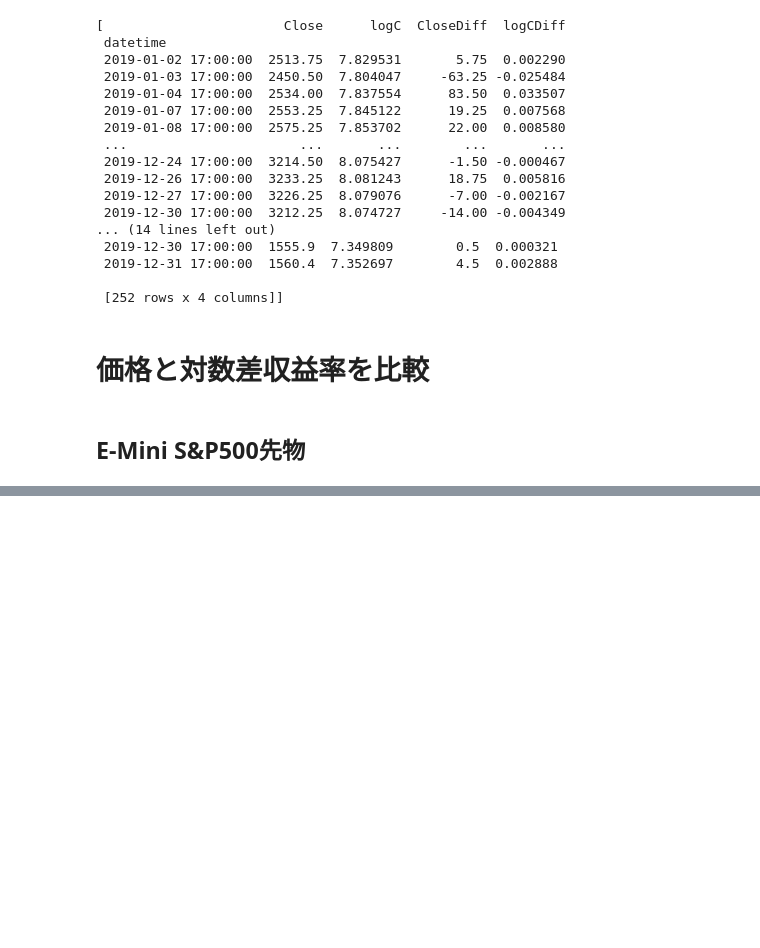
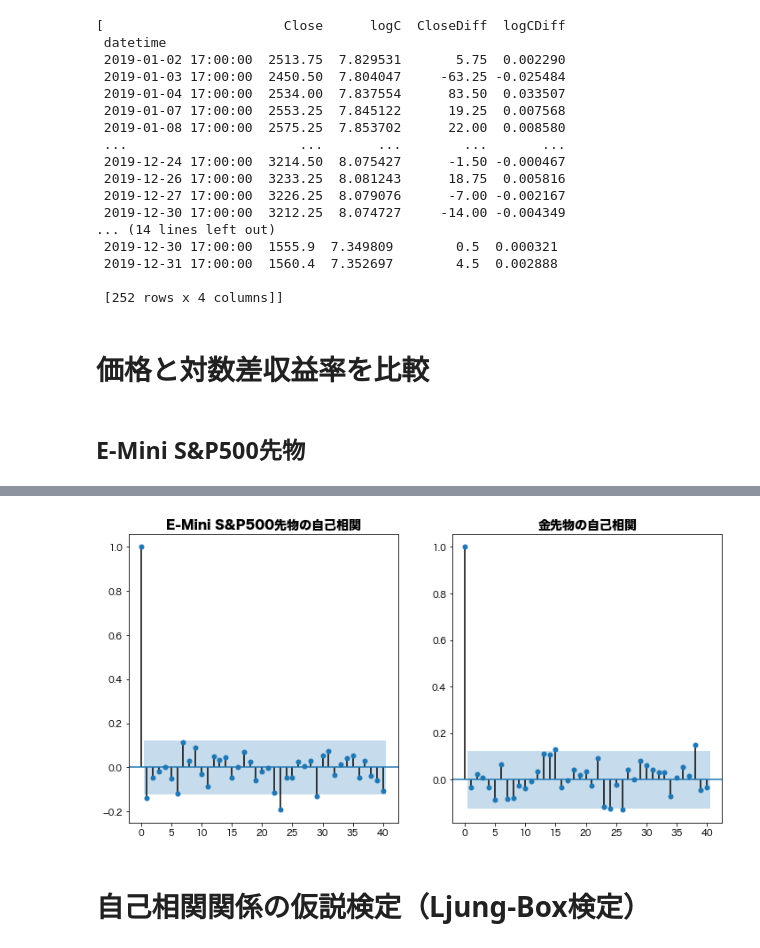
Before and after one commit to tmtlu/traiding-sandbox, a Jupyter notebook: seq-data-analysis-training-02.ipynb, the cells around one changed output, grey strips where cells are left out. Saved outputs shown, nothing was run; the diff lists cells and outputs as text; code cells hidden in the pictures; blank space fills up the shorter version.

```diff
--- a/seq-data-analysis-training-02.ipynb
+++ b/seq-data-analysis-training-02.ipynb
@@ -110,0 +157,20 @@ Text(0.5, 1.0, '2019年の金先物の終値（上）とその対数差収益率
+# %%
+"""
+青背景の帯は、偏自己相関係数が0であるという帰無仮説の元での95%信頼区間を示している（alpha=0.05の時）
+39個プロットしているからたまたまこの信頼区間を超えるサンプルが平均で2個出てくるはず
+（lag=0は除外）
+
+S&Pでは3個出てきているから平均より多いことになる（したがって信頼区間を超えているサンプルのどれか一つぐらいは本当に自己相関があると言える可能性がある）
+金では4個出てきているから平均より多いことになる。したがって本当に自己相関があると言えるラグがありそうだ。
+"""
+
+fig, ax = plt.subplots(1, 2, figsize=(12, 6))
+sm.graphics.tsa.plot_pacf(rrdfs2019[0]['logCDiff'], lags=40, ax=ax[0])
+ax[0].set_title('E-Mini S&P500先物の自己相関', fontsize=14, fontweight='bold')
+sm.graphics.tsa.plot_pacf(rrdfs2019[1]['logCDiff'], lags=40, ax=ax[1])
+ax[1].set_title('金先物の自己相関', fontsize=14, fontweight='bold')
+plt.show()
+# %% [output]
+[figure, added]
+# %% [markdown]
+# 自己相関関係の仮説検定（Ljung-Box検定）
```
Also changed, not shown: parts of 11 cells of this notebook.
